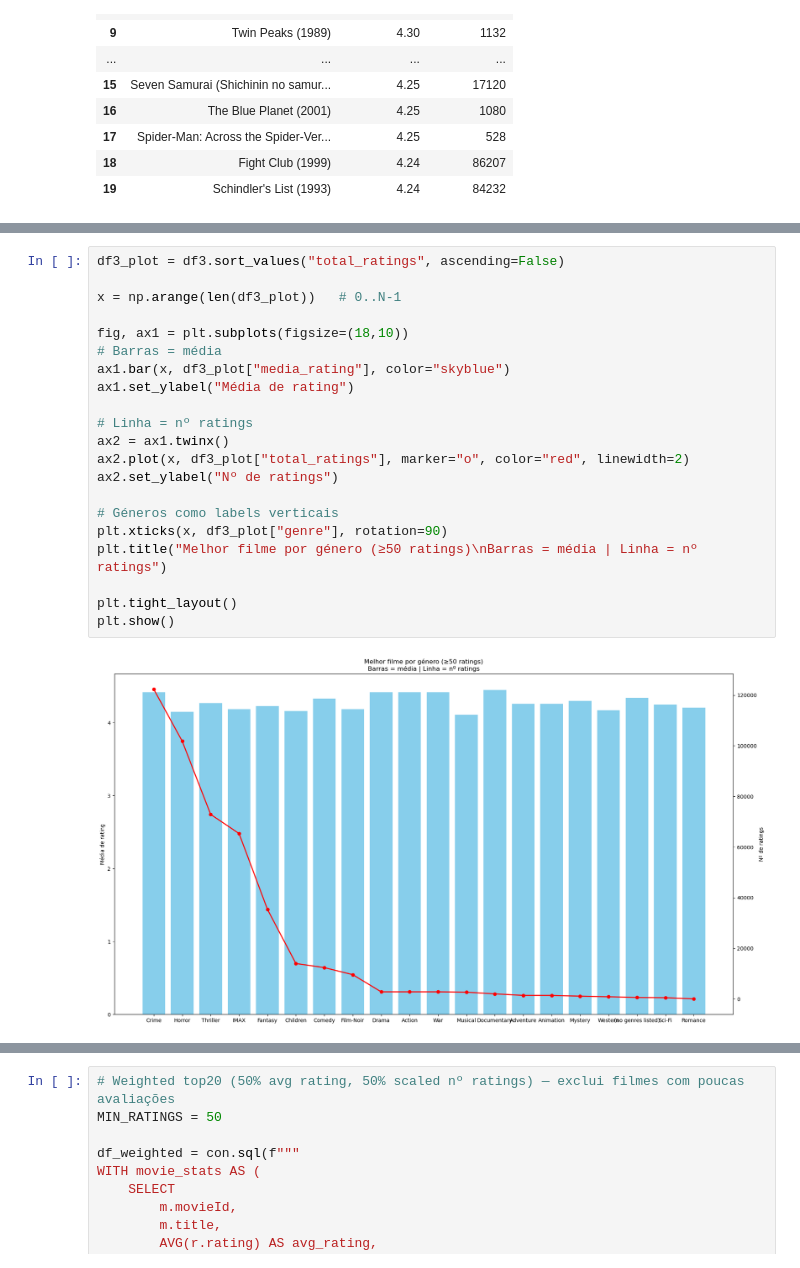
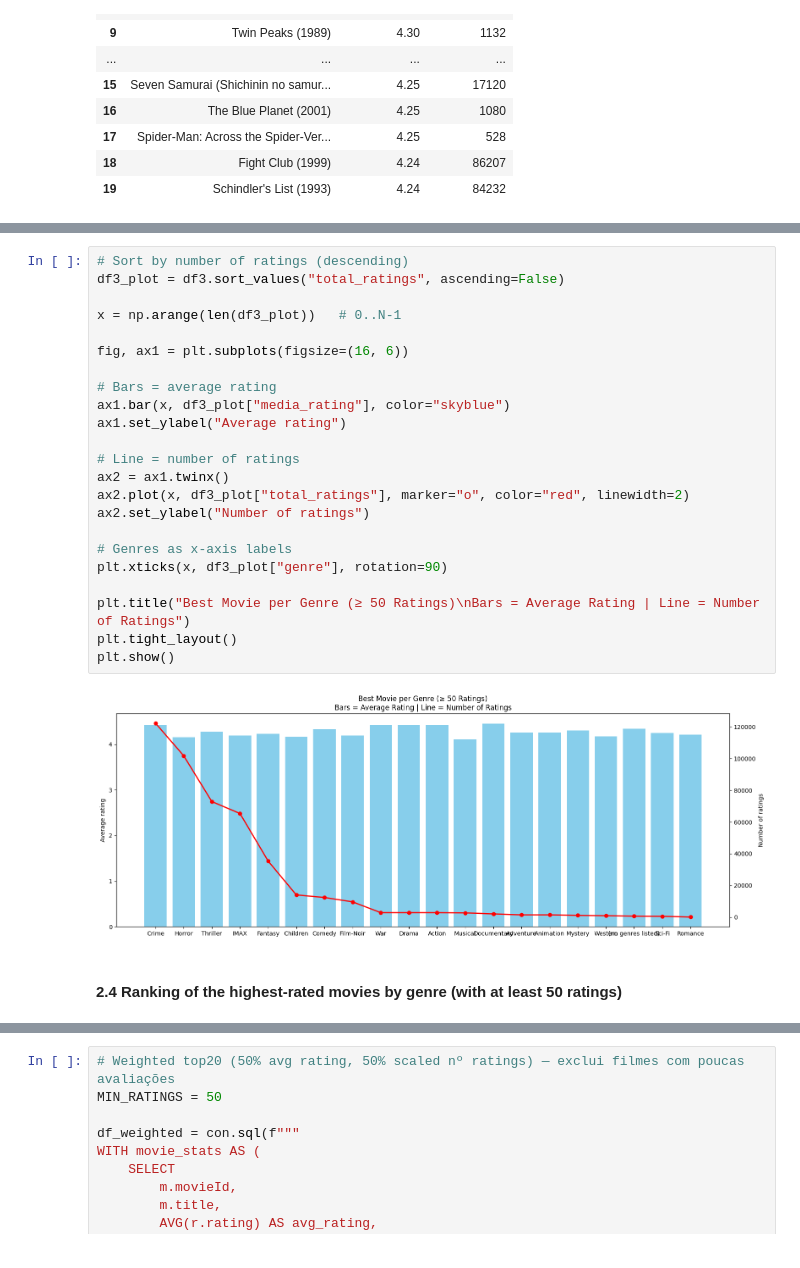
Before and after one commit to sergiopatinha/BigDataFoundations, a Jupyter notebook: notebooks/1.6 - (Full)33M Exploring Data.ipynb, the cells around one changed output, grey strips where cells are left out. Cells and saved outputs as stored; diff of their text form.

```diff
--- a/notebooks/1.6 - (Full)33M Exploring Data.ipynb
+++ b/notebooks/1.6 - (Full)33M Exploring Data.ipynb
@@ -205,26 +200,30 @@ df3
 | 18 | War | Band of Brothers (2001) | 4.42 | 2835 |
 | 19 | Western | Firefly (2002) | 4.17 | 895 |
 # %%
+# Sort by number of ratings (descending)
 df3_plot = df3.sort_values("total_ratings", ascending=False)
 
 x = np.arange(len(df3_plot))   # 0..N-1
 
-fig, ax1 = plt.subplots(figsize=(18,10))
-# Barras = média
+fig, ax1 = plt.subplots(figsize=(16, 6))
+
+# Bars = average rating
 ax1.bar(x, df3_plot["media_rating"], color="skyblue")
-ax1.set_ylabel("Média de rating")
+ax1.set_ylabel("Average rating")
 
-# Linha = nº ratings
+# Line = number of ratings
 ax2 = ax1.twinx()
 ax2.plot(x, df3_plot["total_ratings"], marker="o", color="red", linewidth=2)
-ax2.set_ylabel("Nº de ratings")
+ax2.set_ylabel("Number of ratings")
 
-# Géneros como labels verticais
+# Genres as x-axis labels
 plt.xticks(x, df3_plot["genre"], rotation=90)
-plt.title("Melhor filme por género (≥50 ratings)\nBarras = média | Linha = nº ratings")
 
+plt.title("Best Movie per Genre (≥ 50 Ratings)\nBars = Average Rating | Line = Number of Ratings")
 plt.tight_layout()
 plt.show()
 # %% [output]
-[figure, old version]
+[figure, new version]
+# %% [markdown]
+#### 2.4 Ranking of the highest-rated movies by genre (with at least 50 ratings)
 # %%
```
Also changed, not shown: parts of 34 cells of this notebook, 3 other files.
